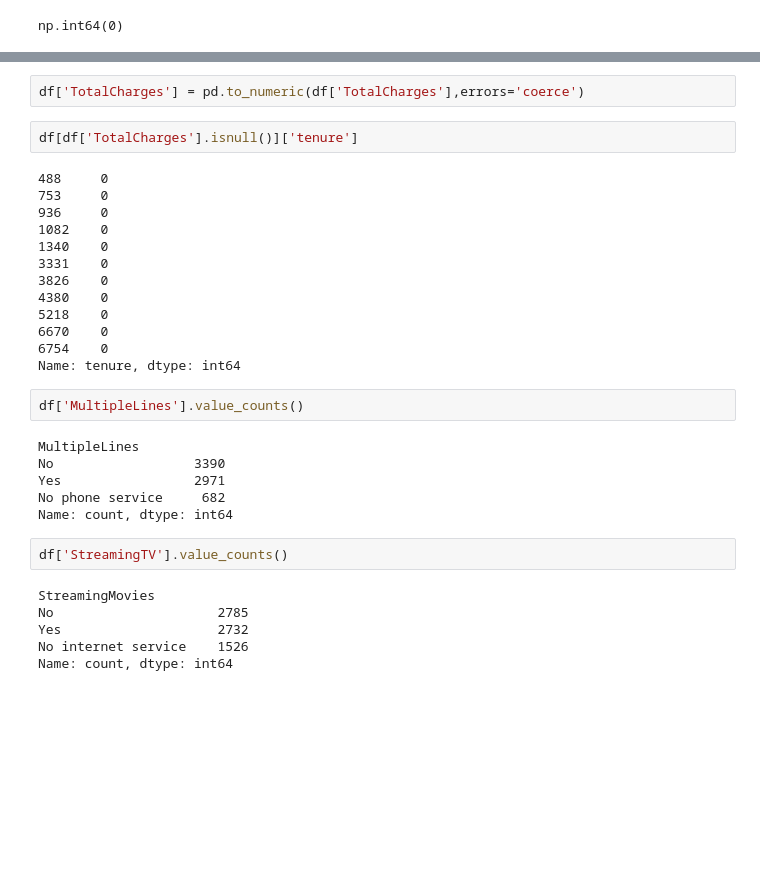
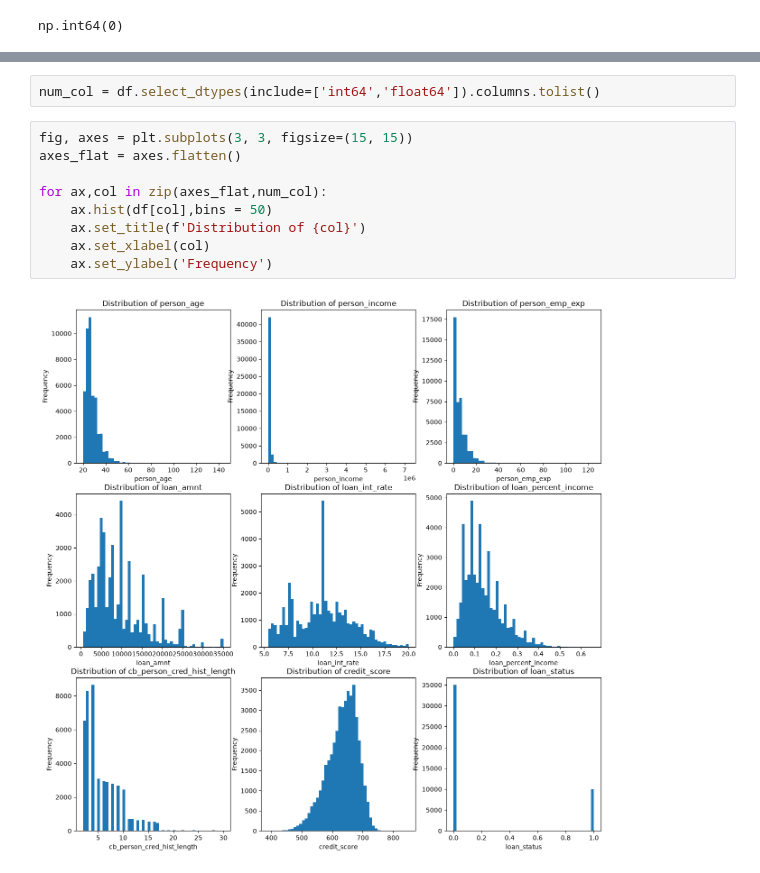
Before and after one commit to Adeel213/ML-Practice, a Jupyter notebook: Transformation.ipynb, the cells around one changed output, grey strips where cells are left out. Cells and saved outputs as stored; diff of their text form; blank space fills up the shorter version.

```diff
--- a/Transformation.ipynb
+++ b/Transformation.ipynb
@@ -120,33 +92,13 @@ for i in df.columns.tolist():
-# %%
-df['TotalCharges'] = pd.to_numeric(df['TotalCharges'],errors='coerce')
-# %%
-df[df['TotalCharges'].isnull()]['tenure']
-# %% [output]
-488     0
-753     0
-936     0
-1082    0
-1340    0
-3331    0
-3826    0
-4380    0
-5218    0
-6670    0
-6754    0
-Name: tenure, dtype: int64
-# %%
-df['MultipleLines'].value_counts()
-# %% [output]
-MultipleLines
-No                  3390
-Yes                 2971
-No phone service     682
-Name: count, dtype: int64
-# %%
-df['StreamingTV'].value_counts()
-# %% [output]
-StreamingMovies
-No                     2785
-Yes                    2732
-No internet service    1526
-Name: count, dtype: int64
+# %%
+num_col = df.select_dtypes(include=['int64','float64']).columns.tolist()
+# %%
+fig, axes = plt.subplots(3, 3, figsize=(15, 15))
+axes_flat = axes.flatten()
+
+for ax,col in zip(axes_flat,num_col):
+    ax.hist(df[col],bins = 50)
+    ax.set_title(f'Distribution of {col}')
+    ax.set_xlabel(col)
+    ax.set_ylabel('Frequency')
+# %% [output]
+[figure, added]
```
Also changed, not shown: parts of 26 cells of this notebook.
